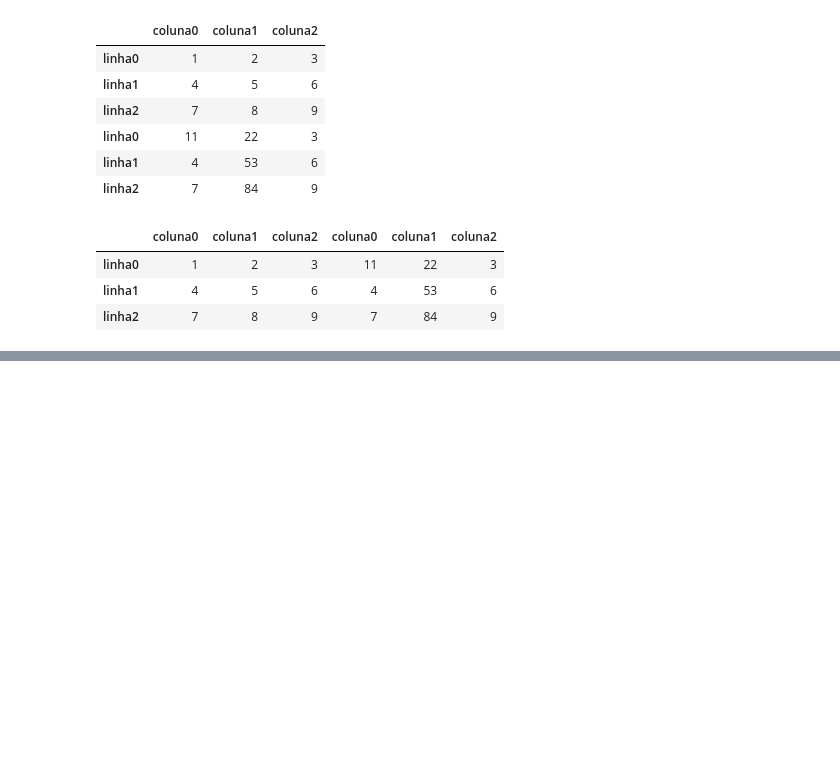
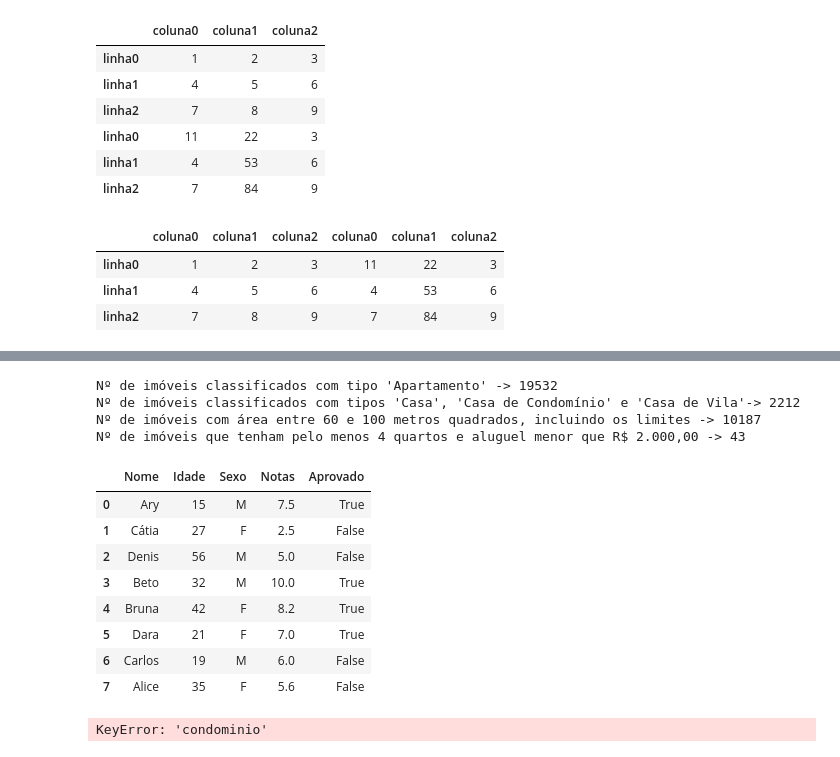
Before and after one commit to Reiniger95/cursopandas, a Jupyter notebook: main.ipynb, the cells around one changed output, grey strips where cells are left out. Saved outputs shown, nothing was run; the diff lists cells and outputs as text; code cells hidden in the pictures; blank space fills up the shorter version.

```diff
--- a/main.ipynb
+++ b/main.ipynb
@@ -89,0 +152,73 @@ df4
+# %%
+##Relatorio de analise IV
+import pandas as pd
+
+data = pd.read_csv('aluguel_residencial.csv', sep = ';')
+
+# # Selecione somente os imóveis classificados com tipo 'Apartamento'.
+selecao = dados['Tipo'] == 'Apartamento'
+n1 = dados[selecao].shape[0]
+n1
+
+
+
+# Selecione os imóveis classificados com tipos 'Casa', 'Casa de Condomínio' e 'Casa de Vila'.
+selecao = (dados['Tipo'] == 'Casa') | (dados['Tipo'] == 'Casa de Condomínio') | (dados['Tipo'] == 'Casa de Vila')
+n2 = dados[selecao].shape[0]
+n2
+
+
+# Selecione os imóveis com área entre 60 e 100 metros quadrados, incluindo os limites.
+selecao = (dados['Area'] >= 60) & (dados['Area'] <=100)
+n3= dados[selecao].shape[0]
+n3
+
+
+# Selecione os imóveis que tenham pelo menos 4 quartos e aluguel menor que R$ 2.000,00.
+selecao = (dados['Quartos'] >= 4) & (dados['Valor'] < 2000)
+n4 = dados[selecao].shape[0]
+n4
+
+print("Nº de imóveis classificados com tipo 'Apartamento' -> {}".format(n1))
+print("Nº de imóveis classificados com tipos 'Casa', 'Casa de Condomínio' e 'Casa de Vila'-> {}".format(n2))
+print("Nº de imóveis com área entre 60 e 100 metros quadrados, incluindo os limites -> {}".format(n3))
+print("Nº de imóveis que tenham pelo menos 4 quartos e aluguel menor que R$ 2.000,00 -> {}".format(n4))
+# %% [output]
+Nº de imóveis classificados com tipo 'Apartamento' -> 19532
+Nº de imóveis classificados com tipos 'Casa', 'Casa de Condomínio' e 'Casa de Vila'-> 2212
+Nº de imóveis com área entre 60 e 100 metros quadrados, incluindo os limites -> 10187
+Nº de imóveis que tenham pelo menos 4 quartos e aluguel menor que R$ 2.000,00 -> 43
+# %%
+import pandas as pd
+alunos = pd.DataFrame({'Nome': ['Ary', 'Cátia', 'Denis', 'Beto', 'Bruna', 'Dara', 'Carlos', 'Alice'],
+                        'Sexo': ['M', 'F', 'M', 'M', 'F', 'F', 'M', 'F'],
+                        'Idade': [15, 27, 56, 32, 42, 21, 19, 35],
+                        'Notas': [7.5, 2.5, 5.0, 10, 8.2, 7, 6, 5.6],
+                        'Aprovado': [True, False, False, True, True, True, False, False]},
+                        columns = ['Nome', 'Idade', 'Sexo', 'Notas', 'Aprovado'])
+alunos
+# %% [output]
+|  | Nome | Idade | Sexo | Notas | Aprovado |
+| 0 | Ary | 15 | M | 7.5 | True |
+| 1 | Cátia | 27 | F | 2.5 | False |
+| 2 | Denis | 56 | M | 5.0 | False |
+| 3 | Beto | 32 | M | 10.0 | True |
+| 4 | Bruna | 42 | F | 8.2 | True |
+| 5 | Dara | 21 | F | 7.0 | True |
+| 6 | Carlos | 19 | M | 6.0 | False |
+| 7 | Alice | 35 | F | 5.6 | False |
+# %%
+##Tratamento de dados faltantes
+# relatorio de analise V
+import pandas as pd
+dados = pd.read_csv('aluguel_residencial.csv', sep = ';')
+dados[dados['Valor'].isnull()]
+
+
+selecao = (dados['Tipo']=='Apartamento') & (dados['Condominio'].isnull())
+A = dados.shape[0]
+dados = dados[-selecao]
+B = dados.shape[0]
+A - B
+# %% [output]
+KeyError: 'condominio'
```
Also changed, not shown: parts of 5 cells of this notebook, 1 other file.
